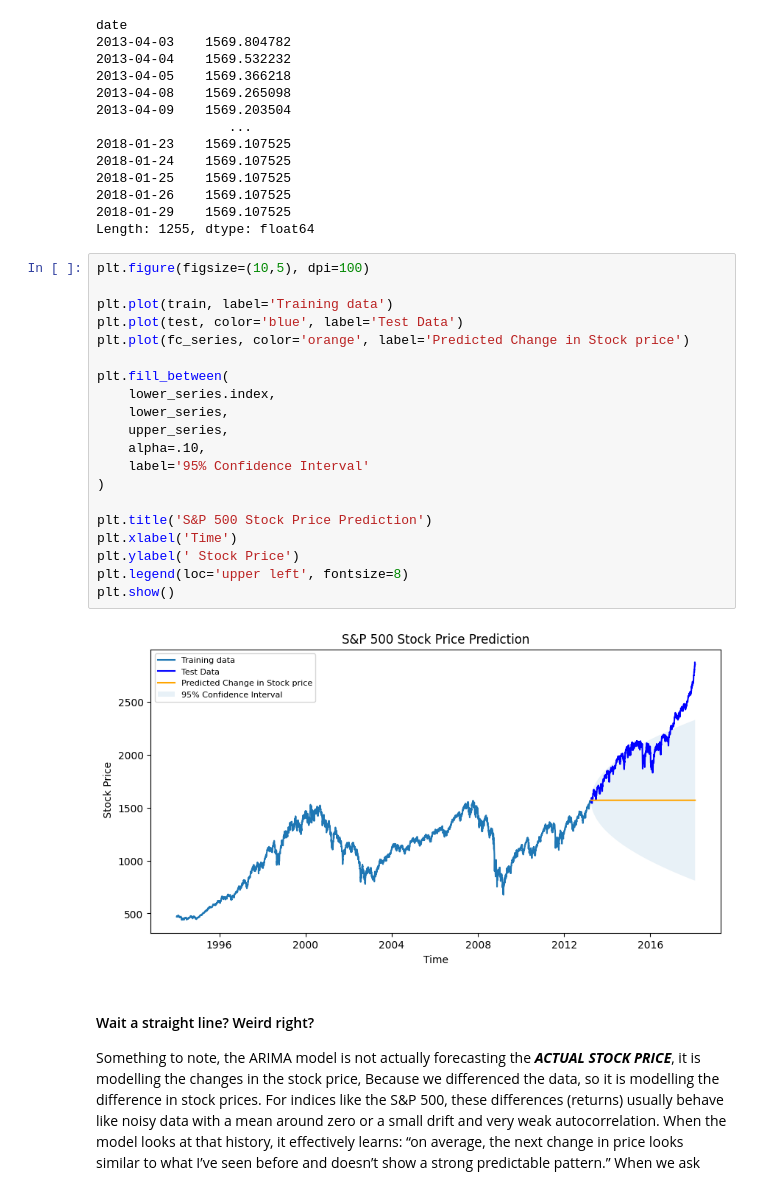
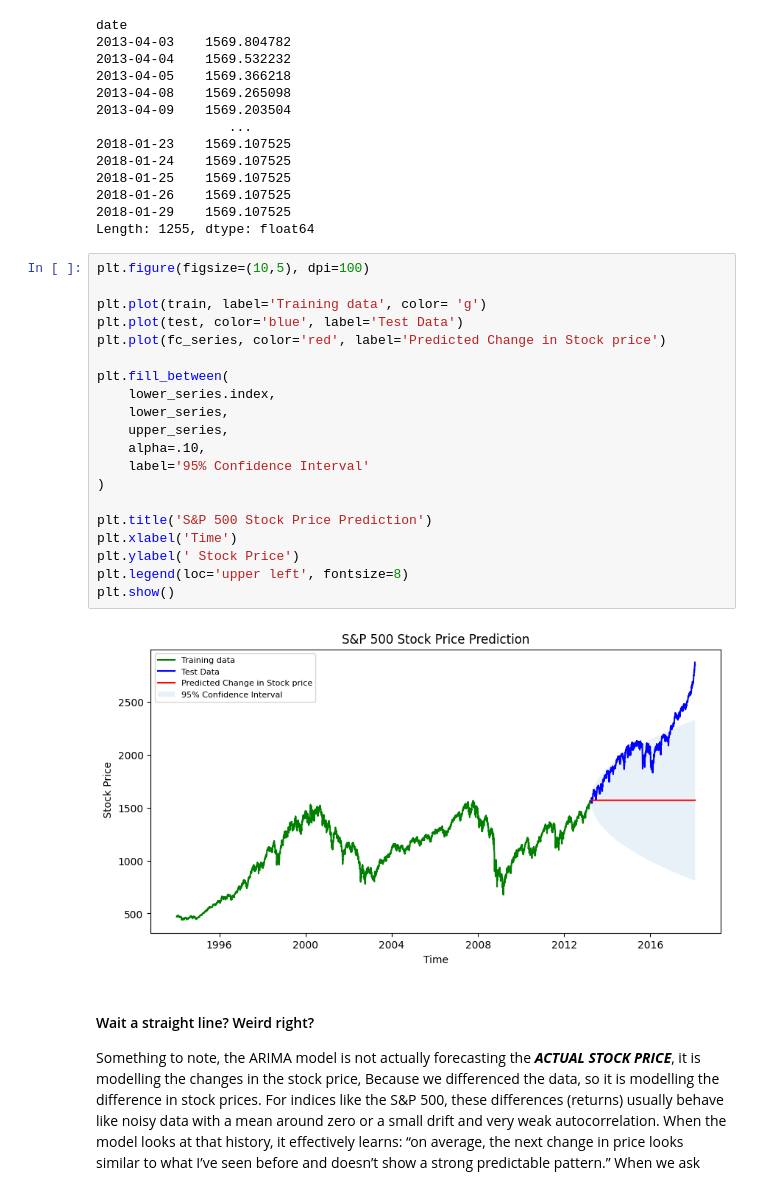
Before and after one commit to WamzMwangi/Advanced_Machine_Learning, a Jupyter notebook: Time_Series_Forecasting/Stock_prices_forecasting.ipynb, the cells around one changed output. Saved outputs shown, nothing was run; the diff lists cells and outputs as text.

Commit message:
time series model update

```diff
--- a/Time_Series_Forecasting/Stock_prices_forecasting.ipynb
+++ b/Time_Series_Forecasting/Stock_prices_forecasting.ipynb
@@ -485,25 +489,25 @@ Length: 1255, dtype: float64
 # %%
 plt.figure(figsize=(10,5), dpi=100)
 
-plt.plot(train, label='Training data')
+plt.plot(train, label='Training data', color= 'g')
 plt.plot(test, color='blue', label='Test Data')
-plt.plot(fc_series, color='orange', label='Predicted Change in Stock price')
+plt.plot(fc_series, color='red', label='Predicted Change in Stock price')
 
 plt.fill_between(
     lower_series.index,
     lower_series,
     upper_series,
     alpha=.10,
     label='95% Confidence Interval'
 )
 
 plt.title('S&P 500 Stock Price Prediction')
 plt.xlabel('Time')
 plt.ylabel(' Stock Price')
 plt.legend(loc='upper left', fontsize=8)
 plt.show()
 # %% [output]
-[figure, old version]
+[figure, new version]
 # %% [markdown]
 #### Wait a straight line? Weird right?
 
```
Also changed, not shown: parts of 5 cells of this notebook.
